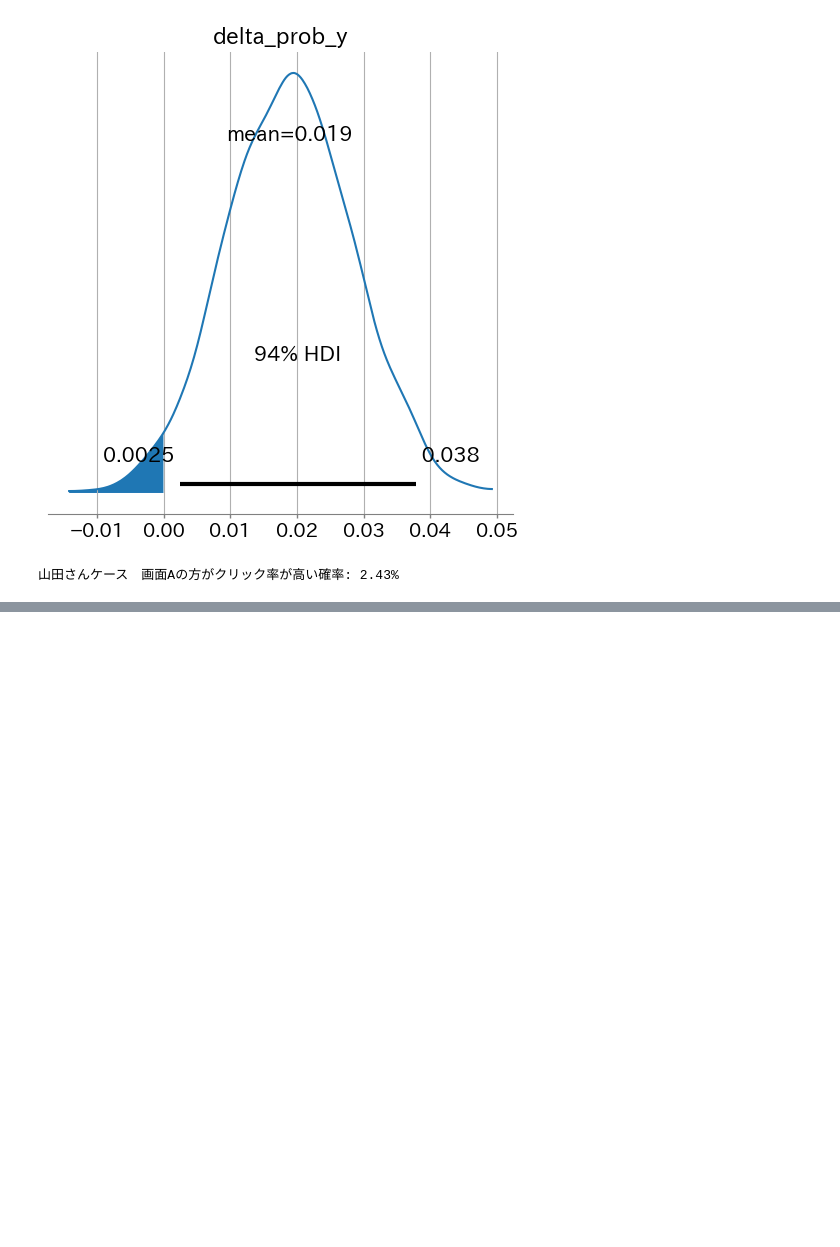
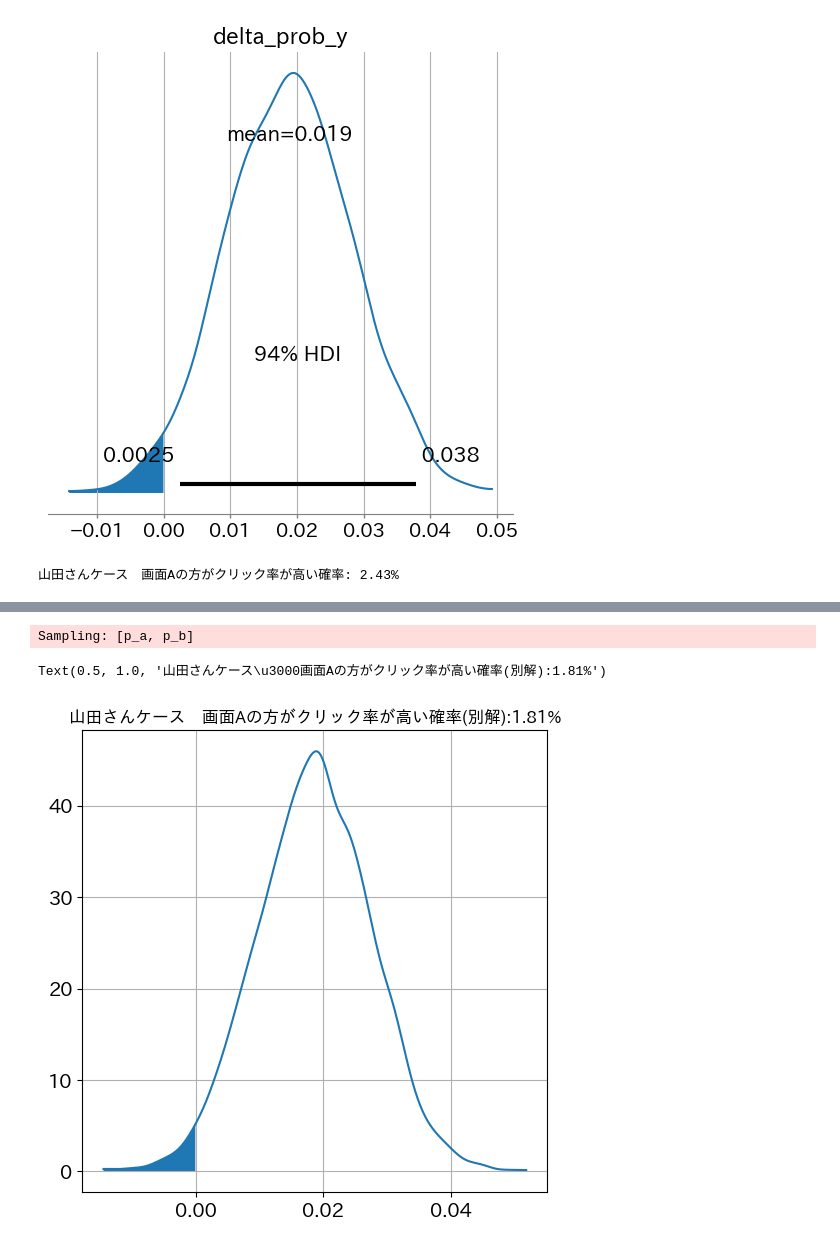
Before and after one commit to maton369/Bayesian_Inference_Practice, a Jupyter notebook: 6_1_ABテスト効果検証.ipynb, the cells around one changed output, grey strips where cells are left out. Cells and saved outputs as stored; diff of their text form; code cells hidden in the pictures; blank space fills up the shorter version.

```diff
--- a/6_1_ABテスト効果検証.ipynb
+++ b/6_1_ABテスト効果検証.ipynb
@@ -199,0 +279,78 @@ print(f"山田さんケース　画面Aの方がクリック率が高い確率:
+# %%
+# A 成功60回　失敗1140回
+# クリック率 p_a を二項モデルで考え、事前を一様 Beta(1,1) としたときの共役更新を手計算している。
+# Beta-Binomial の共役性より、成功数 s、失敗数 f の観測後の事後は Beta(s+1, f+1) になる。
+alpha_a = 60 + 1  # 画面Aの事後Beta分布の alpha パラメータ（成功数+1）
+beta_a = 1140 + 1  # 画面Aの事後Beta分布の beta  パラメータ（失敗数+1）
+
+# B 成功110回　失敗1490回
+# 画面Bも同様に事後は Beta(110+1, 1490+1)。
+alpha_b = 110 + 1  # 画面Bの事後Beta分布の alpha（成功数+1）
+beta_b = 1490 + 1  # 画面Bの事後Beta分布の beta（失敗数+1）
+
+model_y2 = pm.Model()
+with model_y2:
+    # --- 確率モデル定義 ---
+    # p_a, p_b をそれぞれ「クリック率の事後分布」として Beta 分布で直接モデル化する。
+    # つまりここでやっていることは、
+    #   p_a | data_A ~ Beta(alpha_a, beta_a)
+    #   p_b | data_B ~ Beta(alpha_b, beta_b)
+    # を PyMC で宣言しているのと同じである。
+    p_a = pm.Beta("p_a", alpha=alpha_a, beta=beta_a)
+    p_b = pm.Beta("p_b", alpha=alpha_b, beta=beta_b)
+
+    # --- サンプル値取得 ---
+    # sample_prior_predictive で上の Beta 分布からモンテカルロ標本を生成する。
+    # 関数名は "prior" だが、ここでは事後Betaが解析的に分かっているので
+    # 「その分布（=事後）から直接サンプルする」という意図で使っている。
+    # samples=10000 は Pr(p_a > p_b | data) を安定に近似するための試行回数。
+    samples_y2 = pm.sample_prior_predictive(random_seed=42, samples=10000)
+
+# --- サンプル値抽出 ---
+# (chain, draw) 形状の配列を 1 次元へ潰して扱いやすくする。
+p_a_samples_y2 = samples_y2["prior"]["p_a"].values.reshape(-1)
+p_b_samples_y2 = samples_y2["prior"]["p_b"].values.reshape(-1)
+
+# --- 差分（B−A）の事後標本 ---
+# 各サンプルごとに Δ = p_b − p_a を計算し、
+# 「BがAよりどれだけ高い（低い）クリック率か」の事後分布を作る。
+delta_a_b_y2 = p_b_samples_y2 - p_a_samples_y2
+
+# delta_probの値がマイナスであった件数
+# Δ < 0 であれば p_a > p_b、すなわち「Aの方がクリック率が高い」サンプル。
+# その頻度がそのまま事後確率 Pr(p_a > p_b | data) の推定値になる。
+n1_y2 = (delta_a_b_y2 < 0).sum()
+
+# 全体サンプル数
+# モンテカルロ標本の総数（= 近似の分母）。
+n_y2 = len(delta_a_b_y2)
+
+# 比率計算
+# AがBより高い確率のモンテカルロ推定値。
+# ここで得られるのは「仮説が真である確率」を直接出している点がベイズ的に重要。
+n1_rate_y2 = n1_y2 / n_y2
+
+# エラーの原因：
+# yy は「確率密度」なので常に 0 以上であり、yy[yy < 0] は空配列になる。
+# そのため xx[xx<0]（長さあり）と yy[yy<0]（長さ0）で shape 不一致が起きて ValueError になっていた。
+#
+# 修正方針：
+# 「xx が 0 未満の領域」と同じマスクを yy にも使うか、
+# fill_between の where 引数で領域指定する。
+
+ax = az.plot_dist(delta_a_b_y2)
+
+# 密度曲線データを取得
+xx, yy = ax.get_lines()[0].get_data()
+
+# 0未満の領域だけを塗る（xx の条件を使って where で指定）
+ax.fill_between(xx, yy, where=(xx < 0), interpolate=True)
+
+# グラフタイトル
+title = f"山田さんケース　画面Aの方がクリック率が高い確率(別解):\
+{n1_rate_y2*100:.02f}%"
+ax.set_title(title, fontsize=12)
+# %% [output]
+Sampling: [p_a, p_b]
+Text(0.5, 1.0, '山田さんケース\u3000画面Aの方がクリック率が高い確率(別解):1.81%')
+[figure, added]
```
Also changed, not shown: parts of 1 cell of this notebook.
